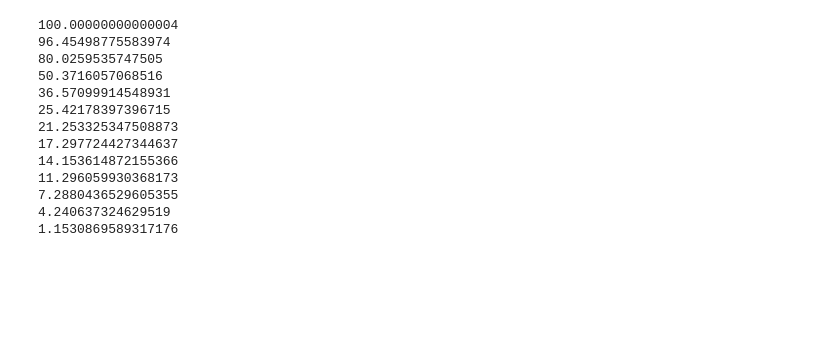
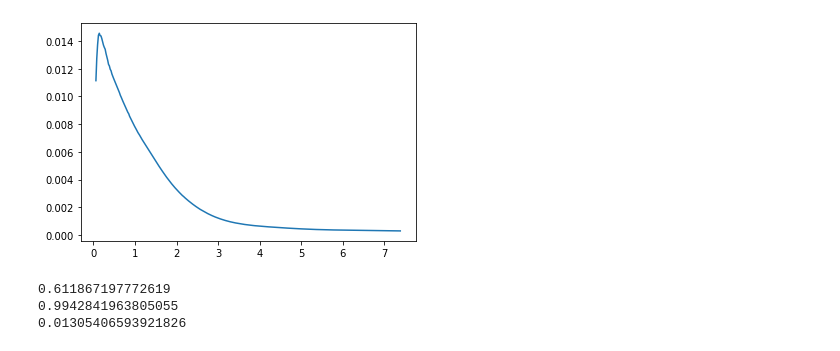
Before and after one commit to CasperFBakker/pyDGS-GUI, a Jupyter notebook: pyDGS Jupyter/proffitt_test.ipynb, the cells around one changed output. Cells and saved outputs as stored; diff of their text form; code cells hidden in the pictures; blank space fills up the shorter version.

```diff
--- a/pyDGS Jupyter/proffitt_test.ipynb
+++ b/pyDGS Jupyter/proffitt_test.ipynb
@@ -35,9 +35,8 @@ def standardize(img):
 
     return img
 # %%
-image= "/home/casper/Documents/Aardwetenschappen/MSc Thesis/Photo/08_07_22/Location_1/Loc_1_15.jpg"
-image= "/home/casper/Documents/Aardwetenschappen/MSc Thesis/Photo/08_07_22/Dried/Location_1_4.jpg"
-resolution = 0.030086849
+image= "/home/casper/Documents/Aardwetenschappen/MSc Thesis/Photo/08_07_22/Location_2/Loc_2_3.jpg"
+resolution = 0.0328590785907859
 img = cv2.imread(image)
 nxx, nyy, _ = img.shape
 width = max(nxx, nyy)
@@ -75,7 +74,7 @@ nx, ny = original.shape
 # %%
 P = []; M = []
 for k in np.linspace(1,nx-1,100):
-    [cfs, frequencies] = pywt.cwt(original[int(k),:], np.arange(np.maximum(nx,ny)/(width*resolution / 0.1), np.maximum(nx,ny)/(width*resolution / 8), 1),  'morl', .5) #cmor10-1.9
+    [cfs, frequencies] = pywt.cwt(original[int(k),:], np.arange(np.maximum(nx,ny)/(width*resolution / 0.1), np.maximum(nx,ny)/(width*resolution / 12), 1),  'morl', .5) #cmor10-1.9
     period = 1. / frequencies
     power =(abs(cfs)) ** 2
     power = np.mean(np.abs(power), axis=1)/(period**2)
@@ -100,22 +99,15 @@ p = p/np.sum(p)
 x = 0
 # area-by-number to volume-by-number
 r_v_3 = (p*scales_3**x) / np.sum(p*scales_3**x) #volume-by-weight proportion
-# %%
-pd_Test = np.interp([8, 4, 2, 1, 0.71, 0.5, 0.425, 0.355, 0.3, 0.25, 0.18, 0.125, 0.063], np.hstack((0,scales_3)) * resolution,np.hstack((0,np.cumsum(r_v_3))))
-
-for i in range(len(pd_Test)):
-    print(pd_Test[i]*100)
-# %% [output]
-100.00000000000004
-96.45498775583974
-80.0259535747505
-50.3716057068516
-36.57099914548931
-25.42178397396715
-21.253325347508873
-17.297724427344637
-14.153614872155366
-11.296059930368173
-7.2880436529605355
-4.240637324629519
-1.1530869589317176
+# %%
+plt.plot((scales_3*resolution), r_v_3)
+plt.show()
+# %% [output]
+[figure, added]
+# %%
+print(np.trapz(r_v_3,(scales_3)))
+print(np.trapz(r_v_3))
+# %% [output]
+0.611867197772619
+0.9942841963805055
+0.01305406593921826
```
Also changed, not shown: parts of 8 cells of this notebook, 17 other files.
